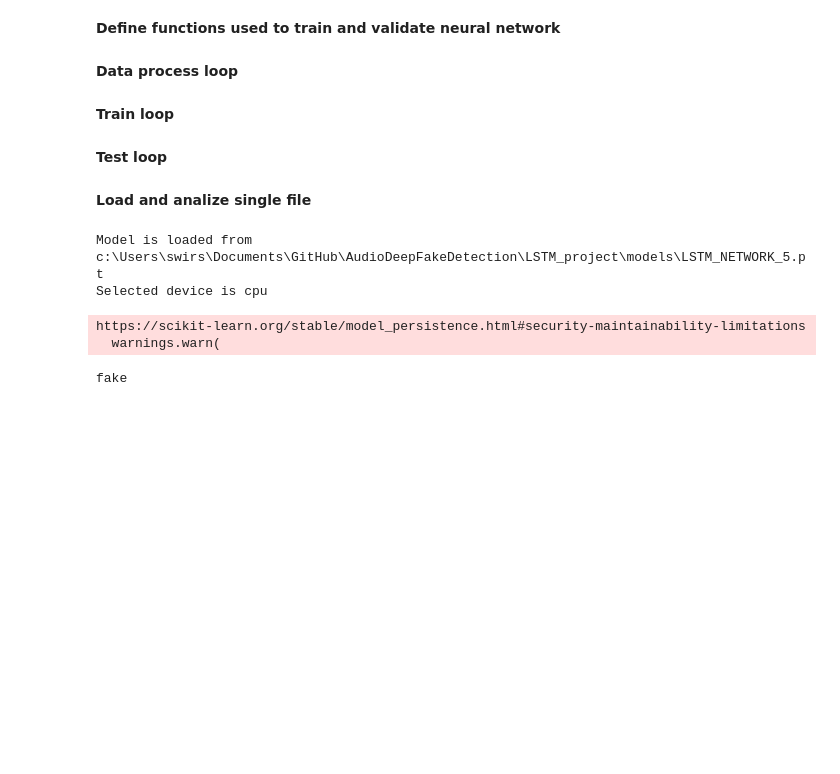
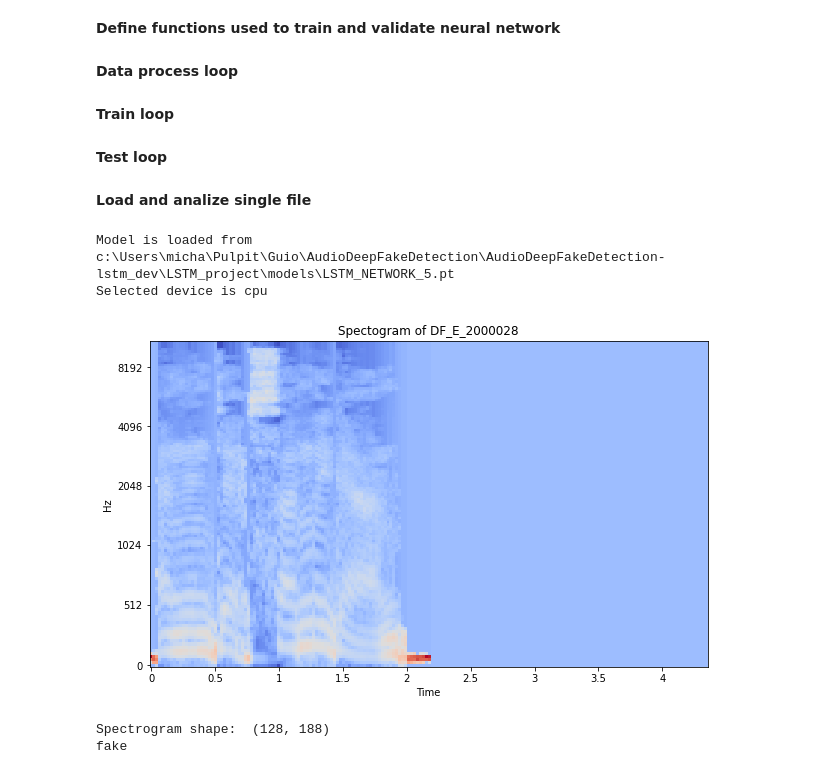
Before and after one commit to AGH-AIR-ISZ-Projects/AudioDeepFakeDetection, a Jupyter notebook: LSTM_project/lstm_train_test.ipynb, the cells around one changed output. Cells and saved outputs as stored; diff of their text form; code cells hidden in the pictures; blank space fills up the shorter version.

Commit message:
graphs

```diff
--- a/LSTM_project/lstm_train_test.ipynb
+++ b/LSTM_project/lstm_train_test.ipynb
@@ -4,7 +4,7 @@
 This should be the only field user has to modify
 # %%
 # Path to the inside of a folder containing all audio files
-DATA_PATH = r"C:/Users/swirs/Desktop/guiio_data/ASVspoof2021_DF_eval/flac"
+DATA_PATH = r"C:\Users\micha\Pulpit\Guio\AudioDeepFakeDetection\AudioDeepFakeDetection-lstm_dev\LSTM_project\flacs"
 
 # Path to the CSV file containing names of the flac files in the folder indicated by DATA_PATH constant
 # and information whether those files contain "fake" or "real" recording
@@ -559,9 +559,8 @@ for i, batch in enumerate(test_batches):
 # Load model
 LOAD_PATH = os.path.join(os.getcwd(),"models")
 model = HybridModel(2)
-model.load_state_dict(torch.load(os.path.join(LOAD_PATH, MODEL_NAME + ".pt")))
-print('Model is loaded from {}'.format(os.path.join(LOAD_PATH, MODEL_NAME + ".pt"))
-      )
+model.load_state_dict(torch.load(os.path.join(LOAD_PATH, MODEL_NAME + ".pt"), map_location=torch.device('cpu')))
+print('Model is loaded from {}'.format(os.path.join(LOAD_PATH, MODEL_NAME + ".pt")))
 
 # Reload needed variables
 device = 'cpu'
@@ -570,45 +569,53 @@ OPTIMIZER = torch.optim.SGD(model.parameters(), lr=0.01, weight_decay=1e-3, mome
 train_step = makeTrainStep(model, lossFnc, optimizer=OPTIMIZER)
 validate = makeValidateFnc(model, lossFnc)
 
-scaler = joblib.load(os.path.join(LOAD_PATH, MODEL_NAME + ".save"))
+# scaler = joblib.load(os.path.join(LOAD_PATH, MODEL_NAME + ".save"))
+scaler = StandardScaler()
 # %% [output]
-Model is loaded from c:\Users\swirs\Documents\GitHub\AudioDeepFakeDetection\LSTM_project\models\LSTM_NETWORK_5.pt
+Model is loaded from c:\Users\micha\Pulpit\Guio\AudioDeepFakeDetection\AudioDeepFakeDetection-lstm_dev\LSTM_project\models\LSTM_NETWORK_5.pt
 Selected device is cpu
-https://scikit-learn.org/stable/model_persistence.html#security-maintainability-limitations
-  warnings.warn(
 # %%
 # Define function that analizes single audio file
-def analizeSingleFile(model, scaler, filepath, filename):
+def analizeSingleFile(model, scaler, filepath, filename, plot=False):
     # Get audio
     full_file_path = os.path.join(filepath, filename + ".flac")
     audio, _ = librosa.load(full_file_path, duration=NUM_OF_SECONDS, sr=SAMPLING_RATE)
     signal = np.zeros((int(NUM_OF_SECONDS * SAMPLING_RATE,)))
     signal[:len(audio)] = audio
 
     # Get spectrogram
     spectrogram = getMelSpectrogram(signal, SAMPLING_RATE)
 
     # Scale spectrogram
     spectrogram = scaler.fit_transform(spectrogram)
+
+    if plot:
+        plt.figure(figsize=(10,6))
+        plt.title(f"Spectogram of {filename}")
+        librosa.display.specshow(spectrogram, y_axis='mel', x_axis='time')
+        plt.show()
+        print('Spectrogram shape: ', spectrogram.shape)
 
     # Pack spectrogram
     spectrogram = np.expand_dims(spectrogram, axis=(0, 1, 2))
 
     # Get tensor
     X = torch.tensor(spectrogram, device=device).float()
 
     # Load spectrogram to neural network
     with torch.no_grad():
         output_logits, output_softmax = model(X)
         predictions = torch.argmax(output_softmax, dim=1)
 
     pred = predictions
     pred = "real" if predictions == 1 else "fake"
     return pred
 
 
 filepath = DATA_PATH
-filename = "DF_E_2000228"
-print(analizeSingleFile(model, scaler, filepath, filename))
+filename = "DF_E_2000028"
+print(analizeSingleFile(model, scaler, filepath, filename, True))
 # %% [output]
+[figure, added]
+Spectrogram shape:  (128, 188)
 fake
```
Also changed, not shown: parts of 1 cell of this notebook, 4 other files.
